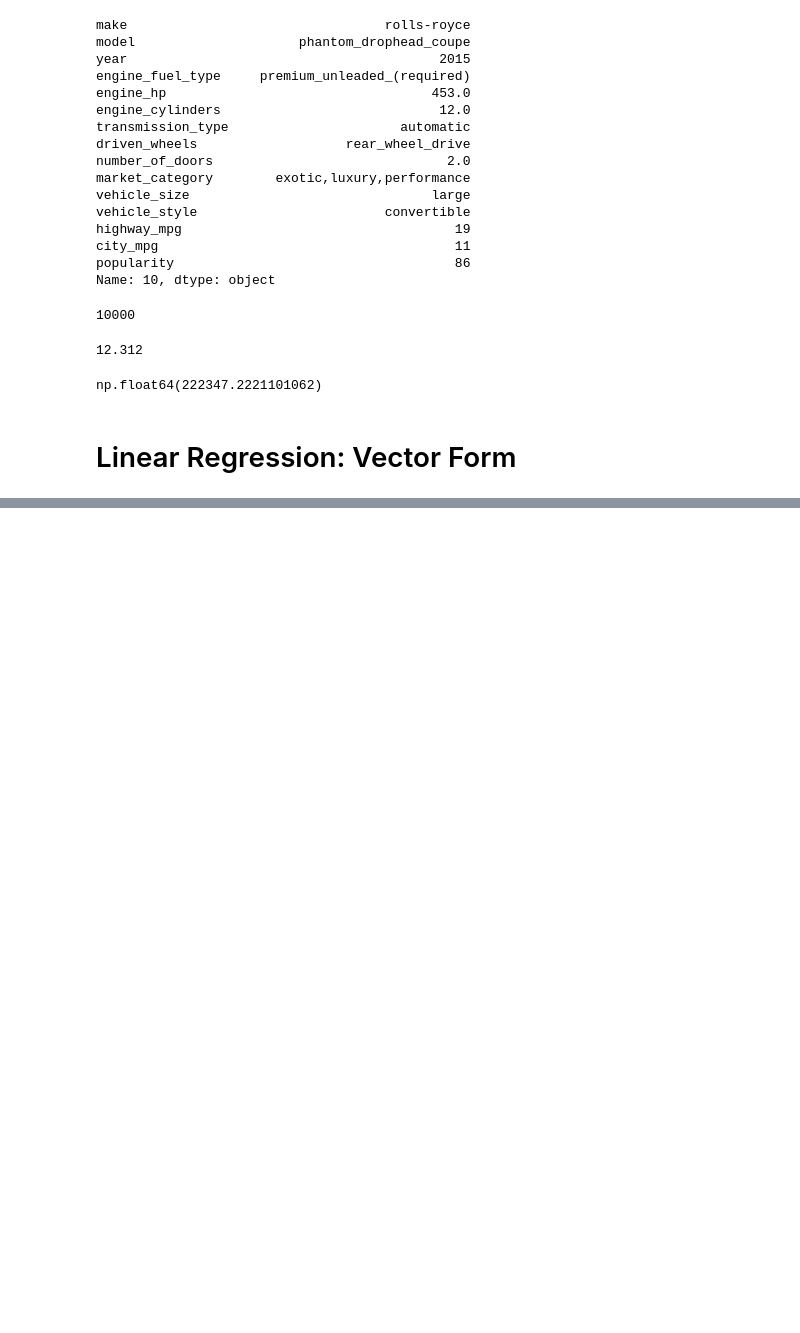
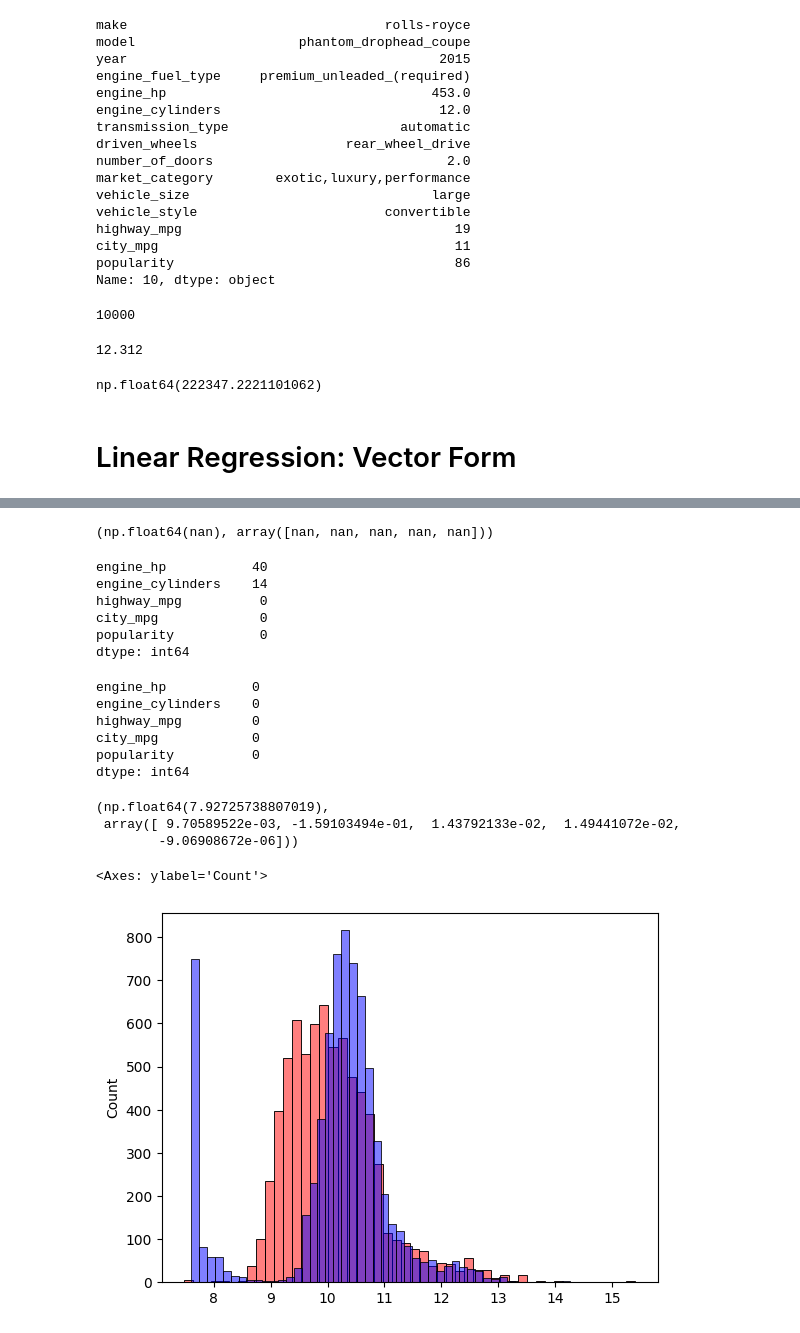
Before and after one commit to kasteion/ml-zoomcamp-2024, a Jupyter notebook: 02-regression/02-price-prediction.ipynb, the cells around one changed output, grey strips where cells are left out. Saved outputs shown, nothing was run; the diff lists cells and outputs as text; code cells hidden in the pictures; blank space fills up the shorter version.

Commit message:
(week-2) training, validating and improving the model

```diff
--- a/02-regression/02-price-prediction.ipynb
+++ b/02-regression/02-price-prediction.ipynb
@@ -462,0 +649,6 @@ def linear_regression(xi):
+# %%
+# We will build the model with the numerical columns (engine_hp, engine_cylinders, highway_mgp, city_mpg, popularity)
+df_train.columns[(df_train.dtypes == 'float64')]
+
+base = ['engine_hp', 'engine_cylinders', 'highway_mpg', 'city_mpg', 'popularity']
+df_train[base]
@@ -462,0 +669,4 @@ def linear_regression(xi):
+# %%
+# We extract the numpy array of the values we are going to use for training
+X_train = df_train[base].values
+X_train
@@ -462,0 +681,44 @@ def linear_regression(xi):
+# %%
+# We train the model
+train_linear_regression(X_train, y_train)
+# %% [output]
+(np.float64(nan), array([nan, nan, nan, nan, nan]))
+# %%
+# There is a problem because the are missing values
+df_train[base].isnull().sum() # missing values in engine_hp and engine_cylinders
+# %% [output]
+engine_hp           40
+engine_cylinders    14
+highway_mpg          0
+city_mpg             0
+popularity           0
+dtype: int64
+# %%
+# We can fill the missing values with 0
+df_train[base].fillna(0).isnull().sum()
+# When we fill with 0 we basically ignore this feature
+# Zero is not always the best way to handle missing values
+# %% [output]
+engine_hp           0
+engine_cylinders    0
+highway_mpg         0
+city_mpg            0
+popularity          0
+dtype: int64
+# %%
+X_train = df_train[base].fillna(0).values
+w0, w = train_linear_regression(X_train, y_train)
+w0, w
+# %% [output]
+(np.float64(7.92725738807019),
+ array([ 9.70589522e-03, -1.59103494e-01,  1.43792133e-02,  1.49441072e-02,
+        -9.06908672e-06]))
+# %%
+# We can calculate our predictions with this model
+y_pred = w0 + X_train.dot(w)
+# And we can plot to see how close we are
+sns.histplot(y_pred, color='red', alpha=0.5, bins=50)
+sns.histplot(y_train, color='blue', alpha=0.5, bins=50)
+# %% [output]
+<Axes: ylabel='Count'>
+[figure, added]
```
Also changed, not shown: parts of 28 cells of this notebook.
